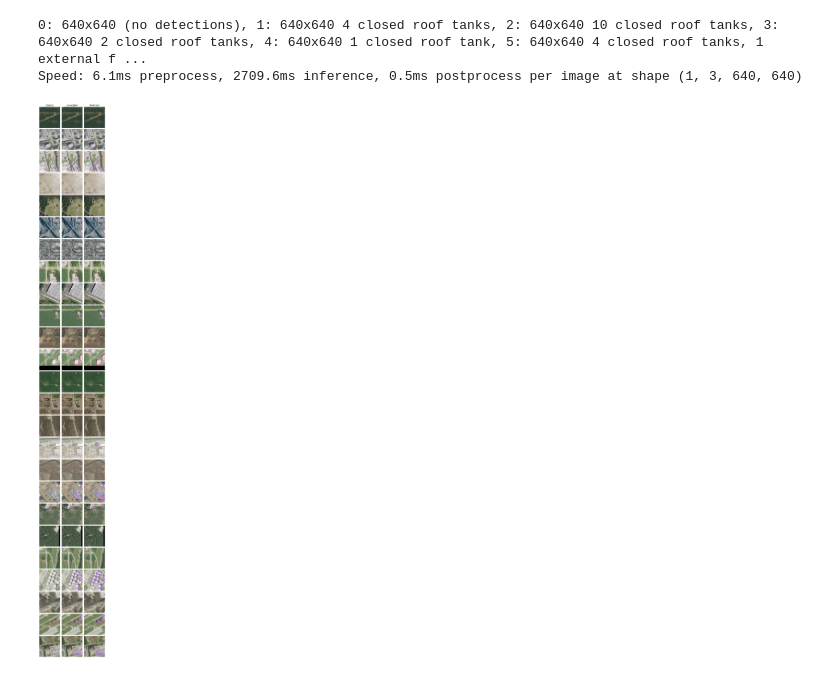
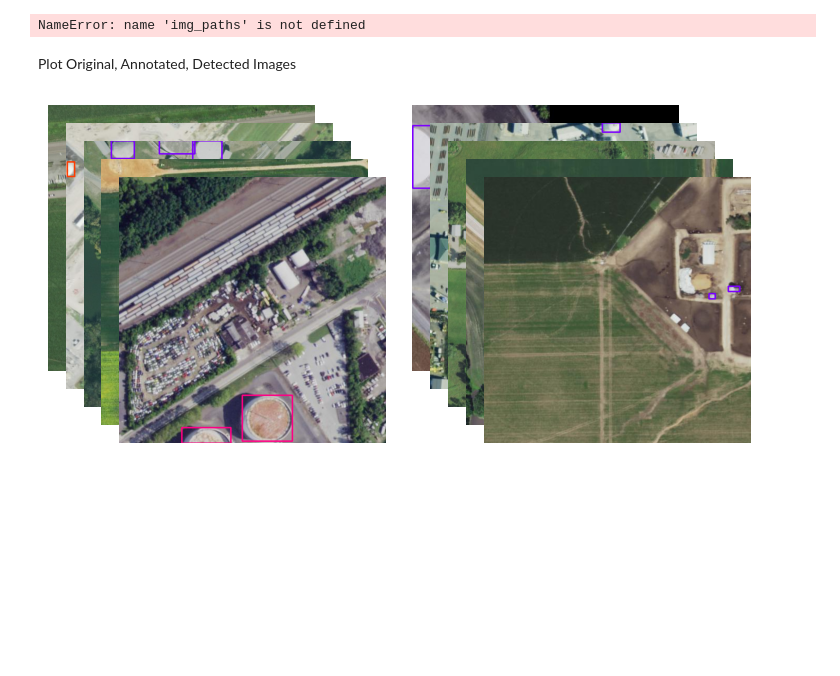
Before and after one commit to celinerobi/ast_object_detection_public, a Jupyter notebook: src/prediction_plot.ipynb, the cells around one changed output. Cells and saved outputs as stored; diff of their text form; code cells hidden in the pictures; blank space fills up the shorter version.

```diff
--- a/src/prediction_plot.ipynb
+++ b/src/prediction_plot.ipynb
@@ -82,11 +82,11 @@ def convert_yolo_xyxy(box, shape):
     ymax = y_center + height//2
     return [xmin, ymin, xmax, ymax]
 
-def plot_annotations_on_img(image, label_path, class_name_dict, box_colors):
+def plot_annotations_on_img(image, label_path, box_colors):
     labels = get_annnotated_bboxes(label_path)
     for label in labels:
         class_number = label[0]
-        class_name = class_name_dict[class_number]
+        #class_name = class_name_dict[class_number]
         class_color = box_colors[int(class_number)]
         label = convert_yolo_xyxy(label[1:], image.shape)
         xmin, ymin, xmax, ymax = label
@@ -166,6 +168,60 @@ plt.subplots_adjust(left=0.05,bottom=0.05,
                     hspace=0.05)
 plt.show()
 # %% [output]
-0: 640x640 (no detections), 1: 640x640 4 closed roof tanks, 2: 640x640 10 closed roof tanks, 3: 640x640 2 closed roof tanks, 4: 640x640 1 closed roof tank, 5: 640x640 4 closed roof tanks, 1 external f ...
-Speed: 6.1ms preprocess, 2709.6ms inference, 0.5ms postprocess per image at shape (1, 3, 640, 640)
+NameError: name 'img_paths' is not defined
-[figure, removed]
+# %% [markdown]
+Plot Original, Annotated, Detected Images
+# %%
+train_img_dir = "/work/csr33/ast/datasets/yolo/images/train"
+train_img_paths = glob(train_img_dir+"/*")
+# %%
+train_indicies = [i for i in range(len(train_img_paths))]
+shuffle(train_indicies)
+train_images = [train_img_paths[i] for i in train_indicies]
+rand_indices = random.sample(range(len(train_images)), 10)
+train_img_paths = [images[i] for i in rand_indices]
+# %%
+train_label_paths = convert_img_path_to_label_path(train_img_paths)
+# %%
+##### Run inference on 'bus.jpg'
+predict_img_dir = "/hpc/home/csr33/prediction_imgs"#"/hpc/group/borsuklab/csr33/object_detection/prediction_imgs"
+#bgr
+box_colors = [(255, 0, 124, 0.8),(132, 0, 255, 0.8), (0, 60, 255, 0.8)]
+
+fig, axes = plt.subplots(nrows = 1, ncols =2,  figsize=(8,4))
+ax = axes[0]
+for i, (img_path, label_path) in enumerate(zip(train_img_paths[:5], train_label_paths[:5])):
+
+    #newax = fig.add_axes([0.1*i, 0.5 - 0.1*i, 2, 2])#, anchor='SE')
+    axx = ax.inset_axes([0.05*i, 0.5 - 0.05*i, 0.75, 0.75])#, anchor='SE')
+
+    image = cv2.imread(img_path)
+    anno_image = plot_annotations_on_img(image, label_path, box_colors)
+    axx.imshow(cv2.cvtColor(anno_image, cv2.COLOR_BGR2RGB))
+
+    axx.axis('off')
+ax.axis("off")
+
+ax = axes[1]
+for i, (img_path, label_path) in enumerate(zip(train_img_paths[5:], train_label_paths[5:])):
+
+    #newax = fig.add_axes([0.1*i, 0.5 - 0.1*i, 2, 2])#, anchor='SE')
+    axx = ax.inset_axes([0.05*i, 0.5 - 0.05*i, 0.75, 0.75])#, anchor='SE')
+
+    image = cv2.imread(img_path)
+    anno_image = plot_annotations_on_img(image, label_path, box_colors)
+    axx.imshow(cv2.cvtColor(anno_image, cv2.COLOR_BGR2RGB))
+
+    axx.axis('off')
+ax.axis("off")
+# set column/row names
+#axes.axis("off")
+
+plt.subplots_adjust(left=0.05,bottom=0.05,
+                    right=0.95, top=0.95,
+                    wspace=0.025,
+                    hspace=0.025)
+plt.show()
+fig.savefig("annotated_imgs.png", dpi=900, pad_inches=0.25)
+# %% [output]
+[figure, added]
```
Also changed, not shown: parts of 1 cell of this notebook, 4 other files.
